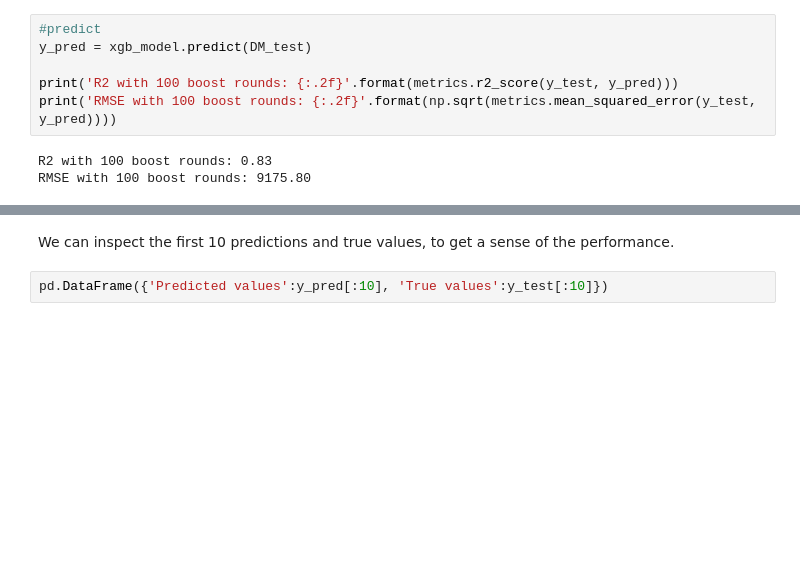
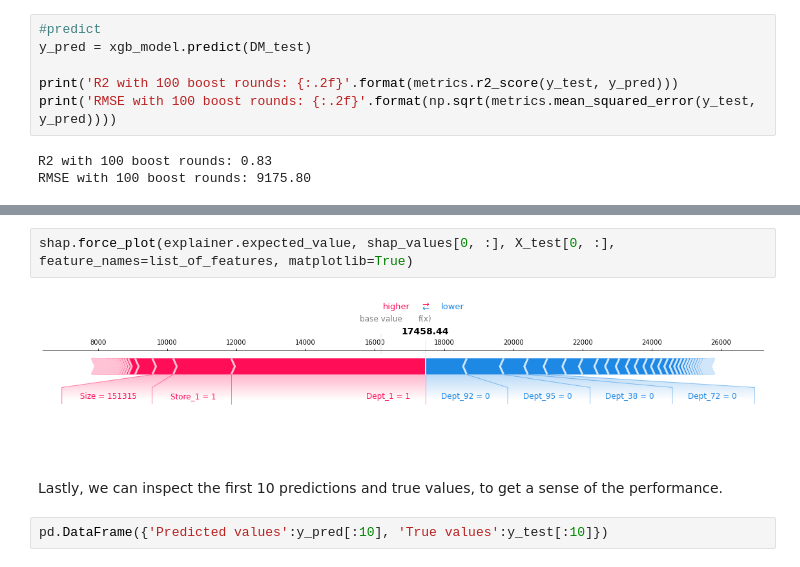
Before and after one commit to jamesdinardo/Retail-Forecasting, a Jupyter notebook: Boosted_models.ipynb, the cells around one changed output, grey strips where cells are left out. Drawn from its saved outputs; the diff is of its cells as text; blank space fills up the shorter version.

```diff
--- a/Boosted_models.ipynb
+++ b/Boosted_models.ipynb
@@ -475,5 +492,9 @@ RMSE with 100 boost rounds: 9175.80
+# %%
+shap.force_plot(explainer.expected_value, shap_values[0, :], X_test[0, :], feature_names=list_of_features, matplotlib=True)
+# %% [output]
+[figure, added]
 # %% [markdown]
-We can inspect the first 10 predictions and true values, to get a sense of the performance.
+Lastly, we can inspect the first 10 predictions and true values, to get a sense of the performance.
 # %%
 pd.DataFrame({'Predicted values':y_pred[:10], 'True values':y_test[:10]})
 # %% [output]
```
Also changed, not shown: parts of 5 cells of this notebook, 9 other files.
